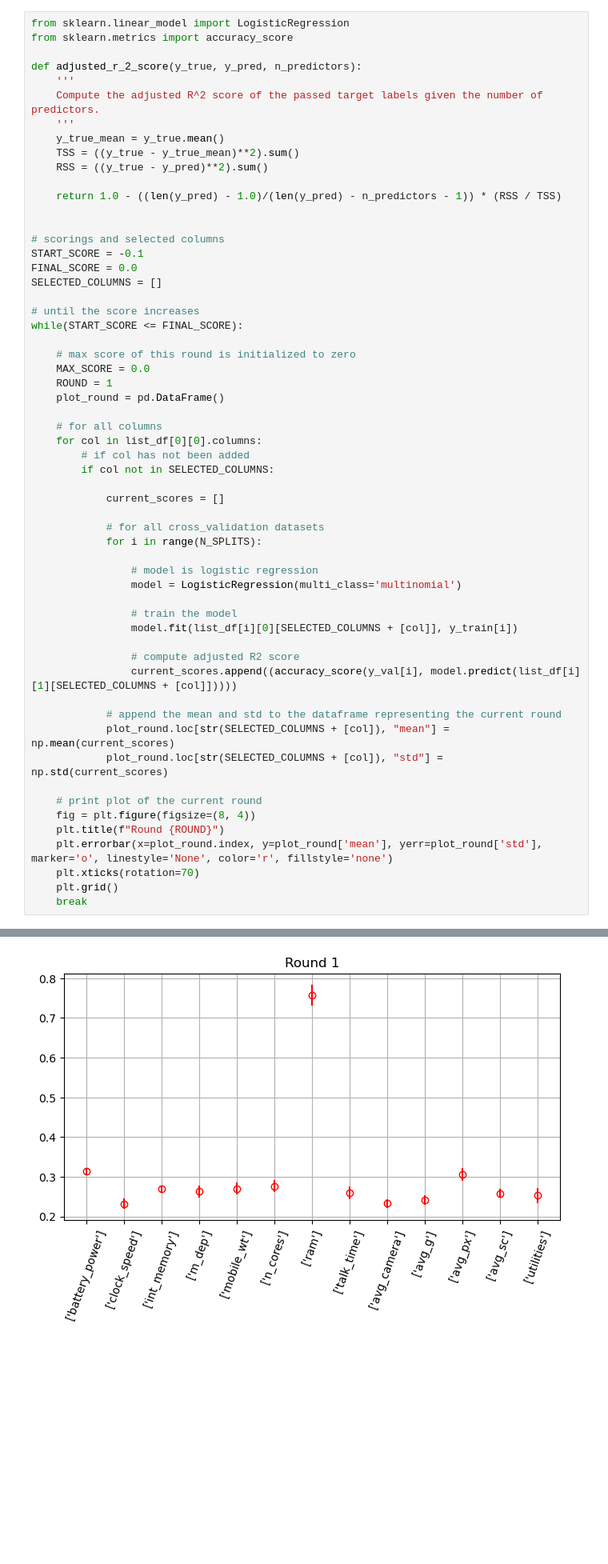
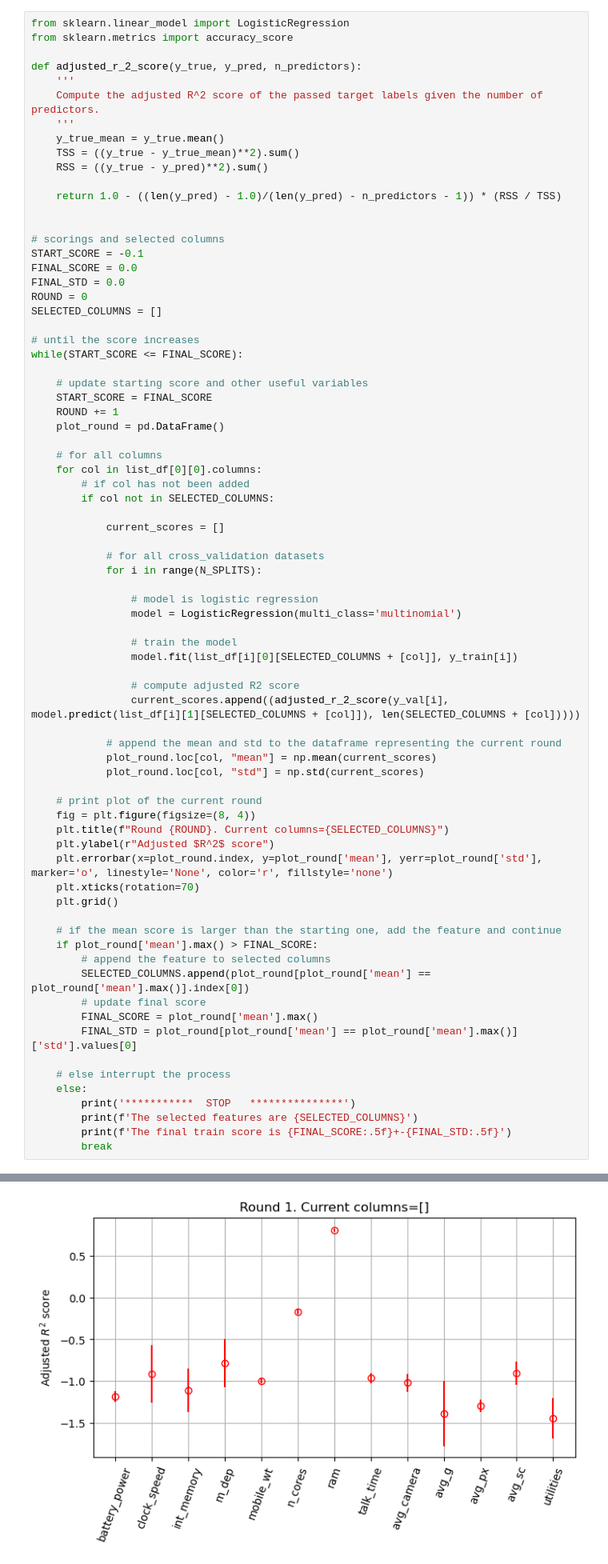
Before and after one commit to alefrajoe/Machine-Learning-projects, a Jupyter notebook: Mobile_phone_notebook.ipynb, the cells around one changed output, grey strips where cells are left out. Shown at 80% size. Saved outputs shown, nothing was run; the diff lists cells and outputs as text; blank space fills up the shorter version.

```diff
--- a/Mobile_phone_notebook.ipynb
+++ b/Mobile_phone_notebook.ipynb
@@ -269,14 +272,16 @@ def adjusted_r_2_score(y_true, y_pred, n_predictors):
 # scorings and selected columns
 START_SCORE = -0.1
 FINAL_SCORE = 0.0
+FINAL_STD = 0.0
+ROUND = 0
 SELECTED_COLUMNS = []
 
 # until the score increases
 while(START_SCORE <= FINAL_SCORE):
 
-    # max score of this round is initialized to zero
-    MAX_SCORE = 0.0
-    ROUND = 1
+    # update starting score and other useful variables
+    START_SCORE = FINAL_SCORE
+    ROUND += 1
     plot_round = pd.DataFrame()
 
     # for all columns
@@ -296,17 +301,32 @@ while(START_SCORE <= FINAL_SCORE):
                 model.fit(list_df[i][0][SELECTED_COLUMNS + [col]], y_train[i])
 
                 # compute adjusted R2 score
-                current_scores.append((accuracy_score(y_val[i], model.predict(list_df[i][1][SELECTED_COLUMNS + [col]]))))
+                current_scores.append((adjusted_r_2_score(y_val[i], model.predict(list_df[i][1][SELECTED_COLUMNS + [col]]), len(SELECTED_COLUMNS + [col]))))
 
             # append the mean and std to the dataframe representing the current round
-            plot_round.loc[str(SELECTED_COLUMNS + [col]), "mean"] = np.mean(current_scores)
-            plot_round.loc[str(SELECTED_COLUMNS + [col]), "std"] = np.std(current_scores)
+            plot_round.loc[col, "mean"] = np.mean(current_scores)
+            plot_round.loc[col, "std"] = np.std(current_scores)
 
     # print plot of the current round
     fig = plt.figure(figsize=(8, 4))
-    plt.title(f"Round {ROUND}")
+    plt.title(f"Round {ROUND}. Current columns={SELECTED_COLUMNS}")
+    plt.ylabel(r"Adjusted $R^2$ score")
     plt.errorbar(x=plot_round.index, y=plot_round['mean'], yerr=plot_round['std'], marker='o', linestyle='None', color='r', fillstyle='none')
     plt.xticks(rotation=70)
     plt.grid()
-    break
+
+    # if the mean score is larger than the starting one, add the feature and continue
+    if plot_round['mean'].max() > FINAL_SCORE:
+        # append the feature to selected columns
+        SELECTED_COLUMNS.append(plot_round[plot_round['mean'] == plot_round['mean'].max()].index[0])
+        # update final score
+        FINAL_SCORE = plot_round['mean'].max()
+        FINAL_STD = plot_round[plot_round['mean'] == plot_round['mean'].max()]['std'].values[0]
+
+    # else interrupt the process
+    else:
+        print('***********  STOP   ***************')
+        print(f'The selected features are {SELECTED_COLUMNS}')
+        print(f'The final train score is {FINAL_SCORE:.5f}+-{FINAL_STD:.5f}')
+        break
 # %% [output]
@@ -313 +336 @@ while(START_SCORE <= FINAL_SCORE):
-[figure, old version]
+[figure, new version]
```
Also changed, not shown: parts of 4 cells of this notebook.
